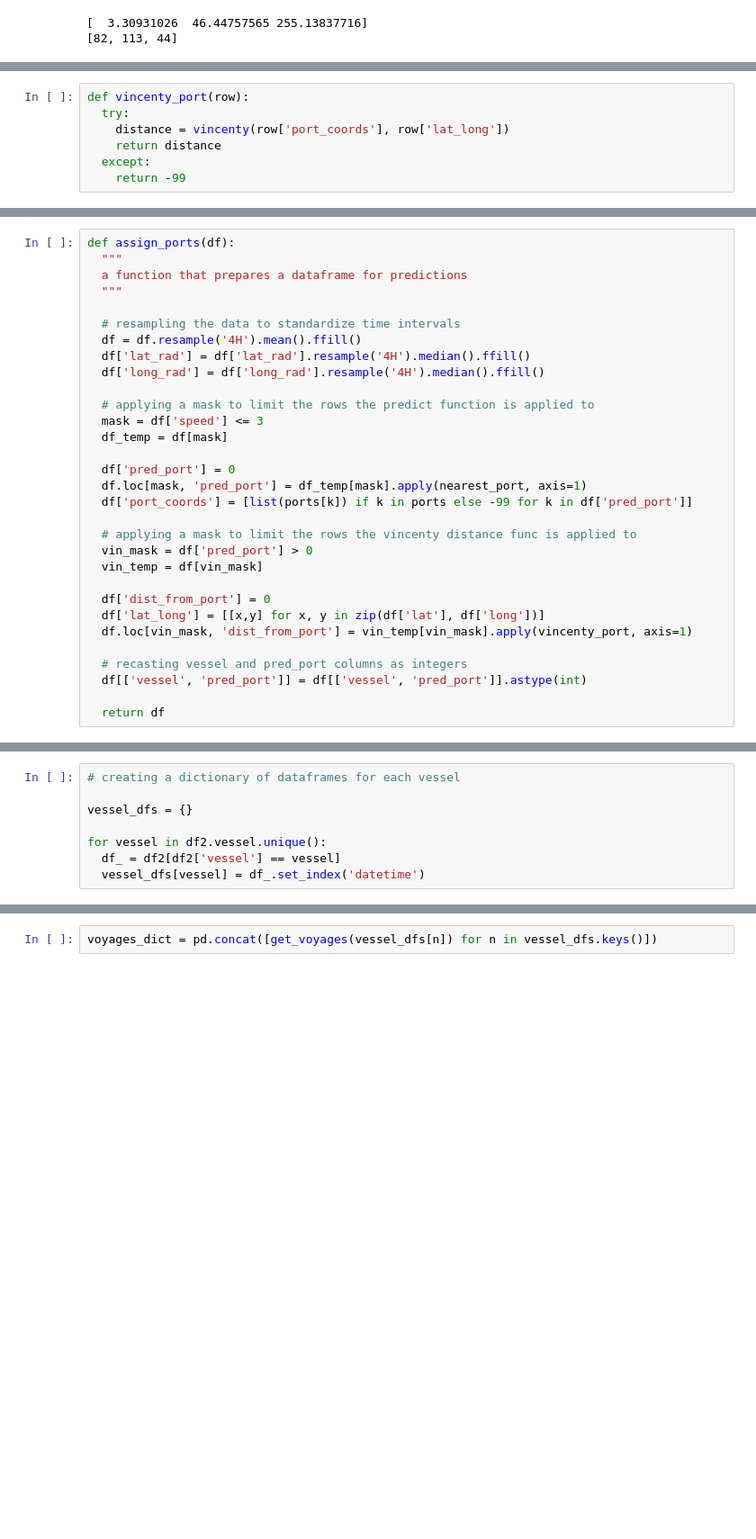
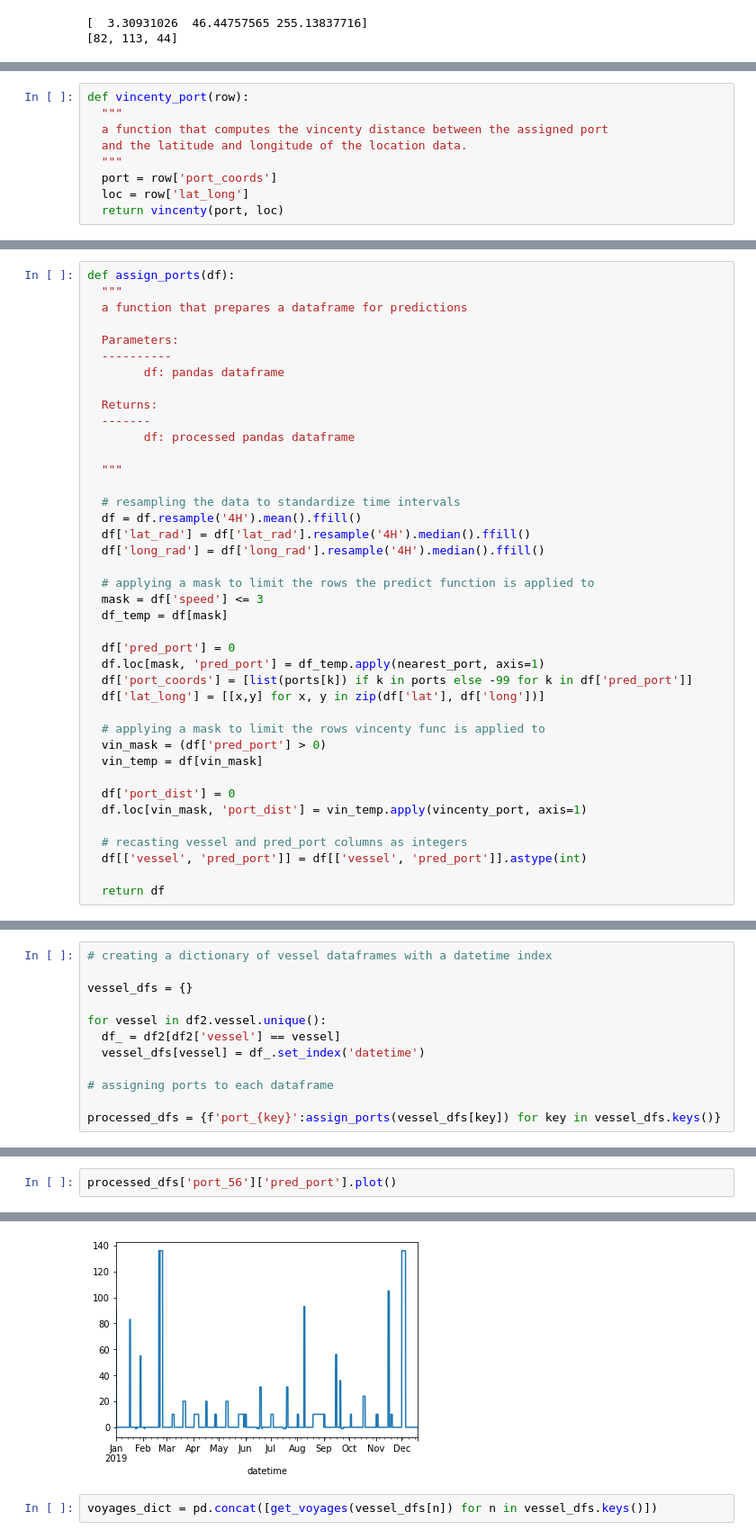
Before and after one commit to yaobviously/sym-cargo, a Jupyter notebook: sym_cargo.ipynb, the cells around one changed output, grey strips where cells are left out. Shown at 90% size. Cells and saved outputs as stored; diff of their text form; blank space fills up the shorter version.

```diff
--- a/sym_cargo.ipynb
+++ b/sym_cargo.ipynb
@@ -137,10 +134,12 @@ def vincent_distance(row):
     return distance
   except:
     return -99
-# %%
-def vincenty_port(row):
-  try:
-    distance = vincenty(row['port_coords'], row['lat_long'])
-    return distance
-  except:
-    return -99
+# %%
+def vincenty_port(row):
+  """
+  a function that computes the vincenty distance between the assigned port
+  and the latitude and longitude of the location data.
+  """
+  port = row['port_coords']
+  loc = row['lat_long']
+  return vincenty(port, loc)
@@ -148,6 +192,15 @@ def vincenty_port(row):
 def assign_ports(df):
   """
   a function that prepares a dataframe for predictions
+
+  Parameters:
+  ----------
+        df: pandas dataframe
+
+  Returns:
+  -------
+        df: processed pandas dataframe
+
   """
 
   # resampling the data to standardize time intervals
@@ -160,16 +213,16 @@ def assign_ports(df):
   df_temp = df[mask]
 
   df['pred_port'] = 0
-  df.loc[mask, 'pred_port'] = df_temp[mask].apply(nearest_port, axis=1)
+  df.loc[mask, 'pred_port'] = df_temp.apply(nearest_port, axis=1)
   df['port_coords'] = [list(ports[k]) if k in ports else -99 for k in df['pred_port']]
+  df['lat_long'] = [[x,y] for x, y in zip(df['lat'], df['long'])]
 
-  # applying a mask to limit the rows the vincenty distance func is applied to
-  vin_mask = df['pred_port'] > 0
+  # applying a mask to limit the rows vincenty func is applied to
+  vin_mask = (df['pred_port'] > 0)
   vin_temp = df[vin_mask]
 
-  df['dist_from_port'] = 0
-  df['lat_long'] = [[x,y] for x, y in zip(df['lat'], df['long'])]
-  df.loc[vin_mask, 'dist_from_port'] = vin_temp[vin_mask].apply(vincenty_port, axis=1)
+  df['port_dist'] = 0
+  df.loc[vin_mask, 'port_dist'] = vin_temp.apply(vincenty_port, axis=1)
 
   # recasting vessel and pred_port columns as integers
   df[['vessel', 'pred_port']] = df[['vessel', 'pred_port']].astype(int)
@@ -180,8 +231,12 @@ p = assign_ports(vessel_dfs[4])
 # %%
-# creating a dictionary of dataframes for each vessel
+# creating a dictionary of vessel dataframes with a datetime index
 
 vessel_dfs = {}
 
 for vessel in df2.vessel.unique():
   df_ = df2[df2['vessel'] == vessel]
   vessel_dfs[vessel] = df_.set_index('datetime')
+
+# assigning ports to each dataframe
+
+processed_dfs = {f'port_{key}':assign_ports(vessel_dfs[key]) for key in vessel_dfs.keys()}
@@ -252,3 +275,6 @@ def get_voyages(df):
   df = pd.DataFrame.from_records(records, columns = ['vessel', 'begin_date', 'end_date', 'begin_port_id', 'end_port_id'])
 
   return df
+# %%
+processed_dfs['port_56']['pred_port'].plot()
+# %% [output]
@@ -255,3 +282,4 @@ def get_voyages(df):
+[figure, added]
 # %%
 voyages_dict = pd.concat([get_voyages(vessel_dfs[n]) for n in vessel_dfs.keys()])
 # %%
```
Also changed, not shown: parts of 14 cells of this notebook.
